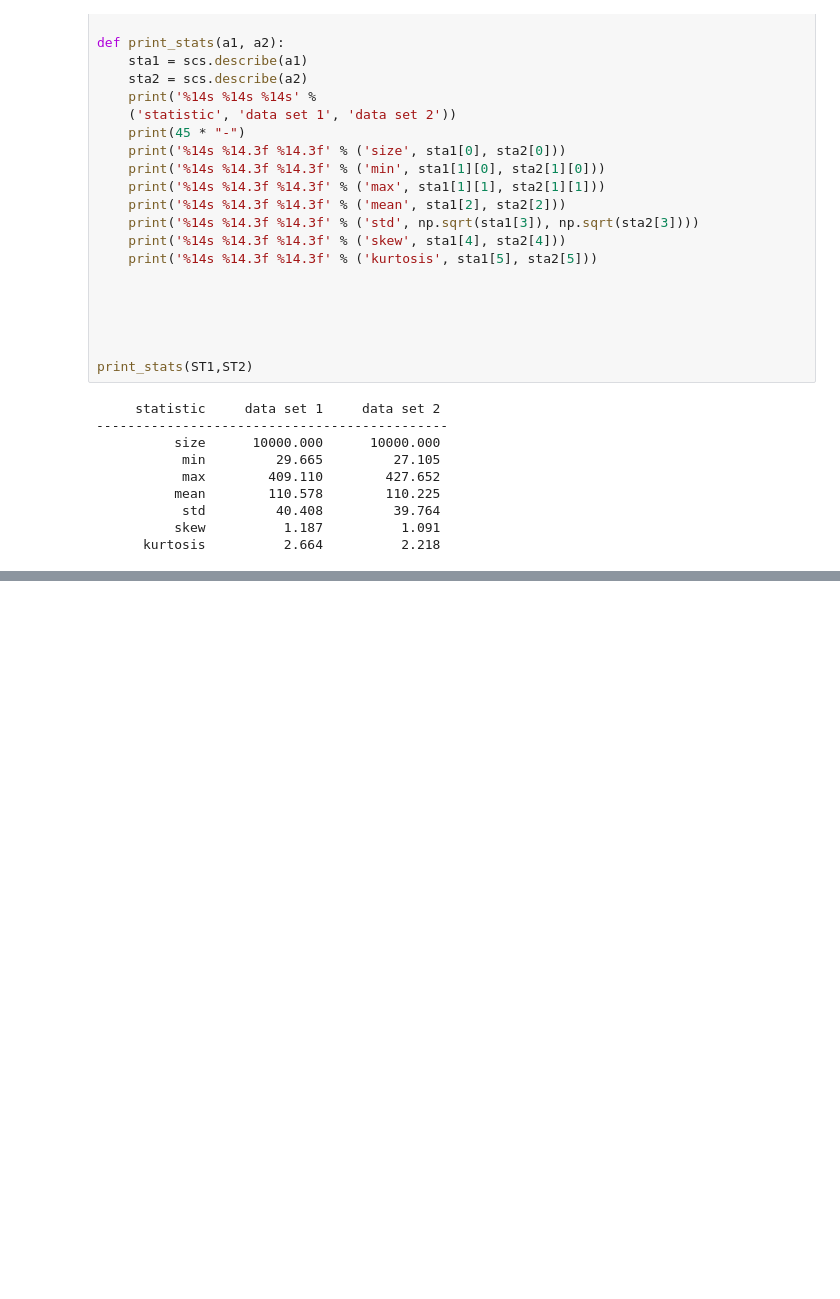
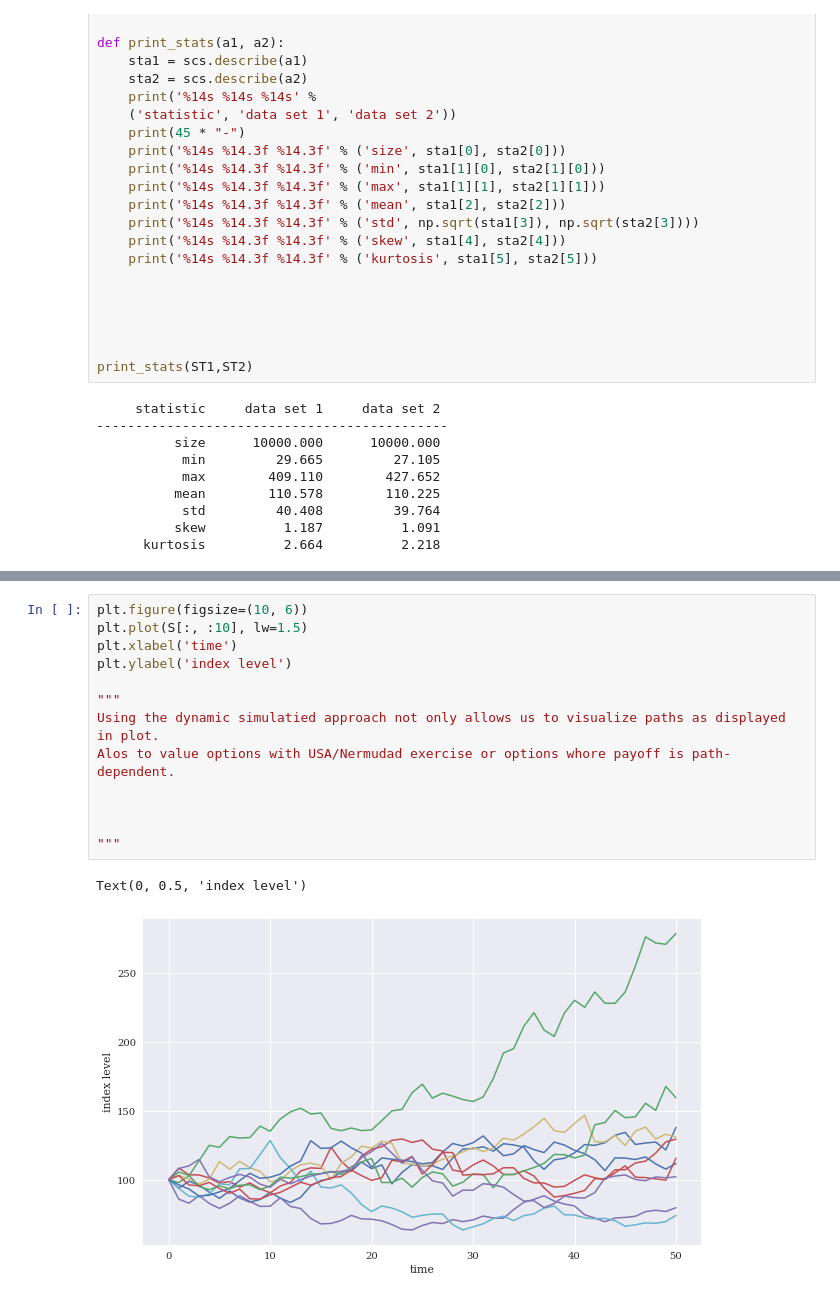
Before and after one commit to MuayThaiLegz/Financial-ML-, a Jupyter notebook: ml_data/Py_Fin_ch12.ipynb, the cells around one changed output, grey strips where cells are left out. Cells and saved outputs as stored; diff of their text form; blank space fills up the shorter version.

```diff
--- a/ml_data/Py_Fin_ch12.ipynb
+++ b/ml_data/Py_Fin_ch12.ipynb
@@ -180,0 +227,16 @@ print_stats(ST1,ST2)
+# %%
+plt.figure(figsize=(10, 6))
+plt.plot(S[:, :10], lw=1.5)
+plt.xlabel('time')
+plt.ylabel('index level')
+
+"""
+Using the dynamic simulatied approach not only allows us to visualize paths as displayed in plot.
+Alos to value options with USA/Nermudad exercise or options whore payoff is path-dependent.
+
+
+
+"""
+# %% [output]
+Text(0, 0.5, 'index level')
+[figure, added]
```
Also changed, not shown: parts of 14 cells of this notebook.
